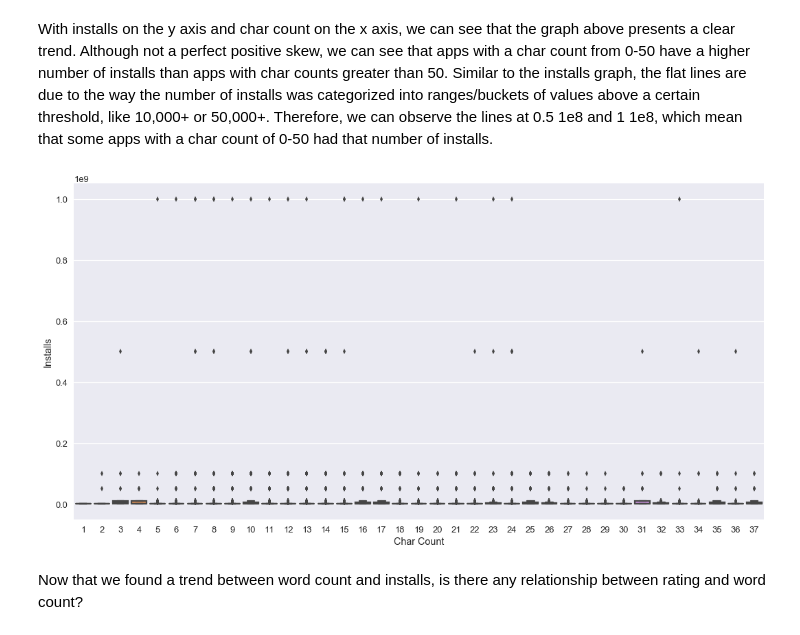
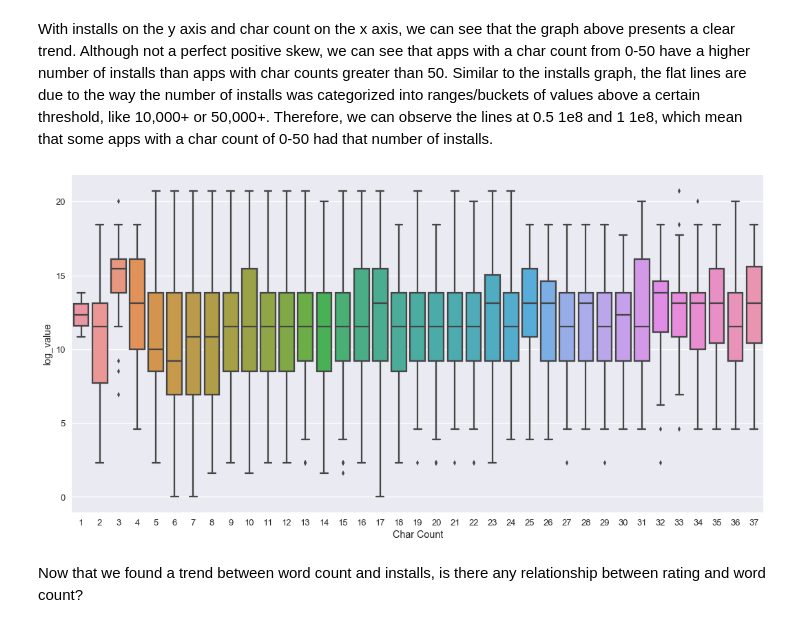
Before and after one commit to Titan-Ngo/COGS108_Repo, a Jupyter notebook: FinalProject.ipynb, the cells around one changed output. Cells and saved outputs as stored; diff of their text form; code cells hidden in the pictures.

Commit message:
log graphs

```diff
--- a/FinalProject.ipynb
+++ b/FinalProject.ipynb
@@ -528,6 +528,7 @@ From the above two graphs, we can say that there is strong enough relationship b
 Due to this relationship, and the fact that rating as a variable does not vary much (most ratings are between 4 to 5 as demonstrated earlier: with a mean of ~4.17 and a median of 4.3), we decided to utilize only installs as a measure of success for our project.
 # %%
 fig = plt.figure(figsize=(18, 9))
-sns.boxplot(x='Rating', y='Installs', data=df)
+df['log_value'] = np.log(df['Installs'])
+sns.boxplot(x='Rating', y='log_value', data=df)
 ax = plt.gca()
 # %% [output]
@@ -614,10 +615,10 @@ plt.scatter(x, y, c='blue')
 With installs on the y axis and char count on the x axis, we can see that the graph above presents a clear trend. Although not a perfect positive skew, we can see that apps with a char count from 0-50 have a higher number of installs than apps with char counts greater than 50. Similar to the installs graph, the flat lines are due to the way the number of installs was categorized into ranges/buckets of values above a certain threshold, like 10,000+ or 50,000+. Therefore, we can observe the lines at 0.5 1e8 and 1 1e8, which mean that some apps with a char count of 0-50 had that number of installs.
 # %%
 fig = plt.figure(figsize=(18, 9))
-sns.boxplot(x='Char Count', y='Installs', data=df)
+sns.boxplot(x='Char Count', y='log_value', data=df)
 ax = plt.gca()
 # %% [output]
-[figure, old version]
+[figure, new version]
 # %% [markdown]
 Now that we found a trend between word count and installs, is there any relationship between rating and word count?
 # %%
```
Also changed, not shown: parts of 13 cells of this notebook.
